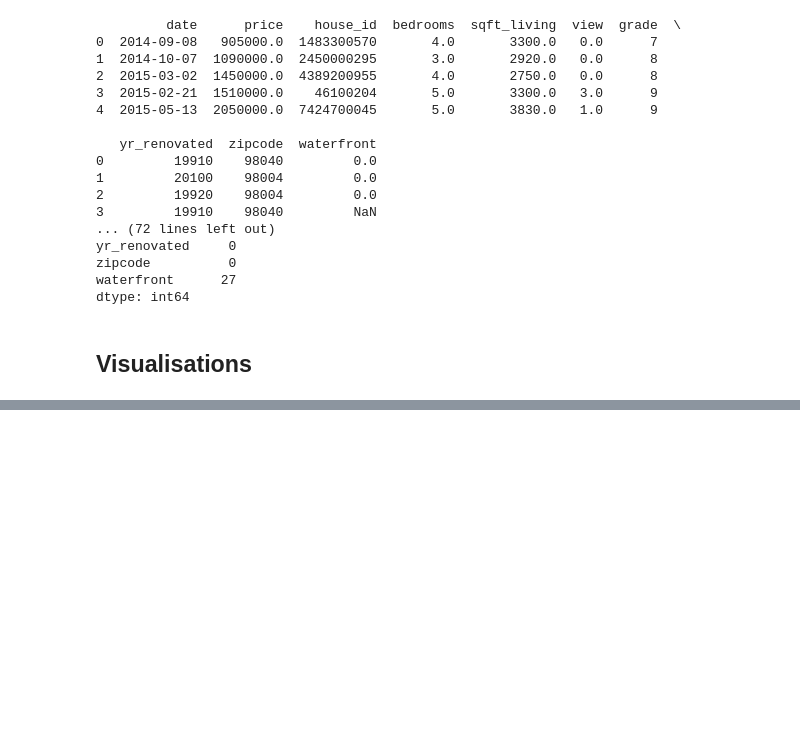
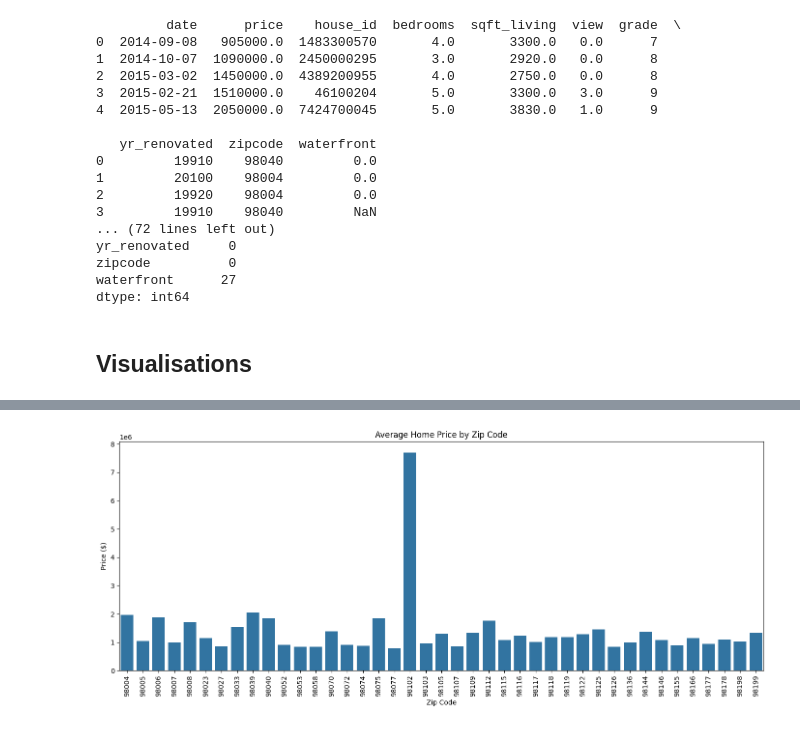
Before and after one commit to CharlesSiboto/ds-EDA-C-and-R, a Jupyter notebook: 2_EDA_C_and_R.ipynb, the cells around one changed output, grey strips where cells are left out. Drawn from its saved outputs; the diff is of its cells as text; code cells hidden in the pictures; blank space fills up the shorter version.

```diff
--- a/2_EDA_C_and_R.ipynb
+++ b/2_EDA_C_and_R.ipynb
@@ -79 +94,14 @@ dtype: int64
+# %%
+plt.figure(figsize=(14, 6))
+sns.barplot(data=zip_summary, x='zipcode', y='avg_price')
+plt.xticks(rotation=90)
+plt.title('Average Home Price by Zip Code')
+plt.ylabel('Price ($)')
+plt.xlabel('Zip Code')
+plt.tight_layout()
+plt.show()
+
+# 41 Zipcodes we filtered: 98004, 98005, 98006, 98007, 98008, 98023, 98027, 98033, 98039. 98040, 98052, 98053, 98058, 98070, 98072, 98074, 98075, 98077, 98102, 98103, 98105, 98107, 98109, 98112, 98115, 98116, 98117, 98118, 98119, 98122, 98125, 98126, 98136, 98144, 98146, 98155, 98166, 98177, 98178, 98198, 98199.
+# %% [output]
+[figure, added]
 # %% [markdown]
```
Also changed, not shown: parts of 31 cells of this notebook, 1 other file.
